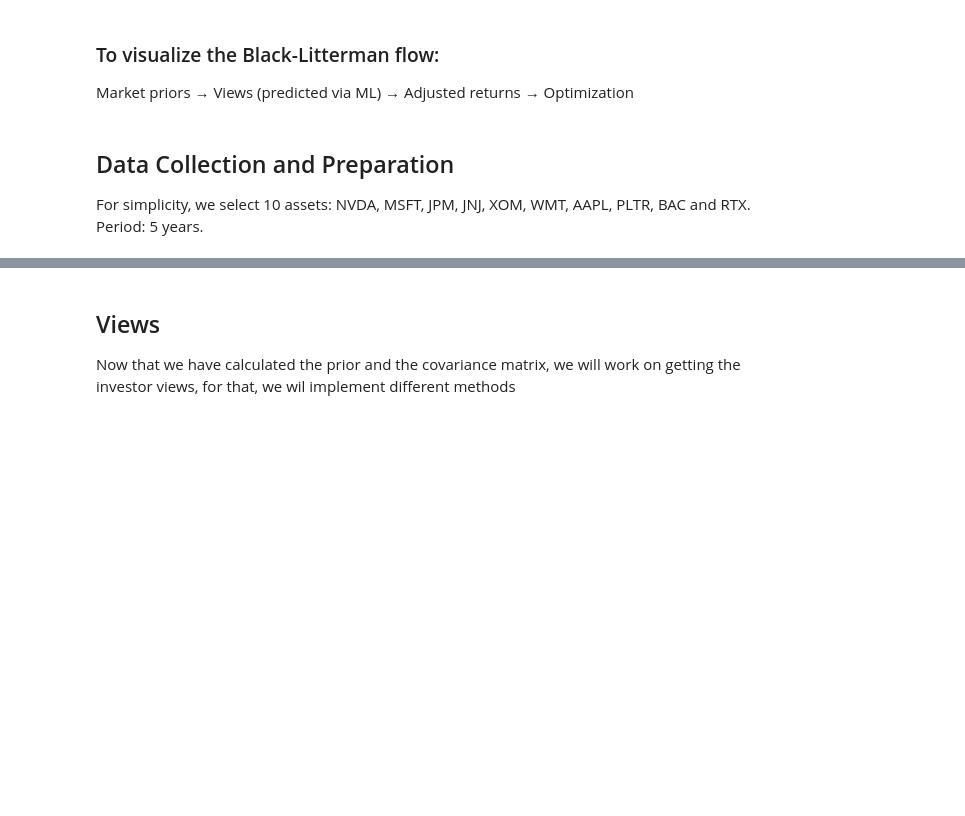
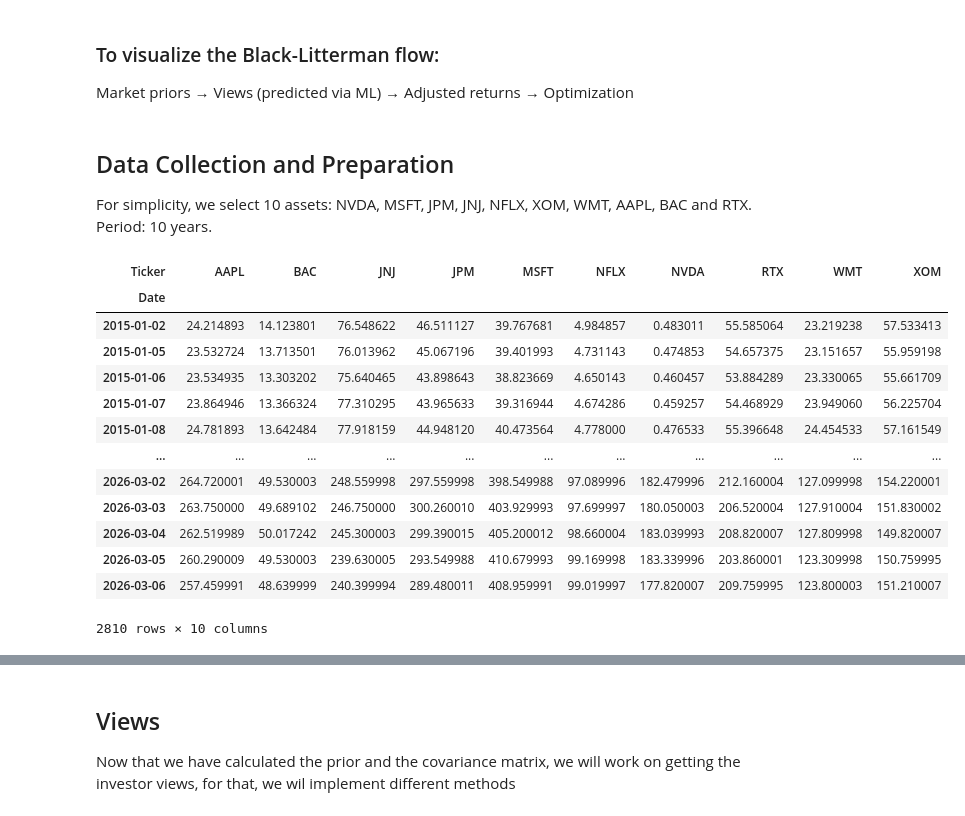
Before and after one commit to FlDx031/Portfolio-Optimization-with-Black-Litterman-Model, a Jupyter notebook: Main/QPM_BlackLitterman.ipynb, the cells around one changed output, grey strips where cells are left out. Saved outputs shown, nothing was run; the diff lists cells and outputs as text; code cells hidden in the pictures; blank space fills up the shorter version.

```diff
--- a/Main/QPM_BlackLitterman.ipynb
+++ b/Main/QPM_BlackLitterman.ipynb
@@ -129,9 +131,9 @@ Market priors → Views (predicted via ML) → Adjusted returns → Optimization
 # %% [markdown]
 ## Data Collection and Preparation
 
-For simplicity, we select 10 assets: NVDA, MSFT, JPM, JNJ, XOM, WMT, AAPL, PLTR, BAC and RTX. Period: 5 years.
+For simplicity, we select 10 assets: NVDA, MSFT, JPM, JNJ, NFLX, XOM, WMT, AAPL, BAC and RTX. Period: 10 years.
 # %%
-tickers = ["NVDA", "MSFT", "JPM", "JNJ", "XOM", "WMT", "AAPL", "PLTR", "BAC", "RTX"]
+tickers = ["NVDA", "MSFT", "JPM", "JNJ","NFLX","XOM", "WMT", "AAPL", "BAC", "RTX"]
 
 def DisplayFullName(tickers):
     tickerNames = {}
@@ -141,11 +143,28 @@ def DisplayFullName(tickers):
         tickerNames[stock] = stock.info.get("longName")
     return tickerNames
 # %%
-def getPrices(tickers,period="5y"):
-    ohlc = yf.download(tickers, period="5y")
+def getPrices(tickers,start_date="2015-01-01"):
+    end_date = datetime.today().strftime('%Y-%m-%d')
+    ohlc = yf.download(tickers, start=start_date, end=end_date, progress=False)
     prices = ohlc["Close"]
-    prices.tail(10)
-    return(prices)
+    return prices
+# %%
+getPrices(tickers)
+# %% [output]
+| Ticker | AAPL | BAC | JNJ | JPM | MSFT | NFLX | NVDA | RTX | WMT | XOM |
+| Date |  |  |  |  |  |  |  |  |  |  |
+| 2015-01-02 | 24.214893 | 14.123801 | 76.548622 | 46.511127 | 39.767681 | 4.984857 | 0.483011 | 55.585064 | 23.219238 | 57.533413 |
+| 2015-01-05 | 23.532724 | 13.713501 | 76.013962 | 45.067196 | 39.401993 | 4.731143 | 0.474853 | 54.657375 | 23.151657 | 55.959198 |
+| 2015-01-06 | 23.534935 | 13.303202 | 75.640465 | 43.898643 | 38.823669 | 4.650143 | 0.460457 | 53.884289 | 23.330065 | 55.661709 |
+| 2015-01-07 | 23.864946 | 13.366324 | 77.310295 | 43.965633 | 39.316944 | 4.674286 | 0.459257 | 54.468929 | 23.949060 | 56.225704 |
+| 2015-01-08 | 24.781893 | 13.642484 | 77.918159 | 44.948120 | 40.473564 | 4.778000 | 0.476533 | 55.396648 | 24.454533 | 57.161549 |
+| ... | ... | ... | ... | ... | ... | ... | ... | ... | ... | ... |
+| 2026-03-02 | 264.720001 | 49.530003 | 248.559998 | 297.559998 | 398.549988 | 97.089996 | 182.479996 | 212.160004 | 127.099998 | 154.220001 |
+| 2026-03-03 | 263.750000 | 49.689102 | 246.750000 | 300.260010 | 403.929993 | 97.699997 | 180.050003 | 206.520004 | 127.910004 | 151.830002 |
+| 2026-03-04 | 262.519989 | 50.017242 | 245.300003 | 299.390015 | 405.200012 | 98.660004 | 183.039993 | 208.820007 | 127.809998 | 149.820007 |
+| 2026-03-05 | 260.290009 | 49.530003 | 239.630005 | 293.549988 | 410.679993 | 99.169998 | 183.339996 | 203.860001 | 123.309998 | 150.759995 |
+| 2026-03-06 | 257.459991 | 48.639999 | 240.399994 | 289.480011 | 408.959991 | 99.019997 | 177.820007 | 209.759995 | 123.800003 | 151.210007 |
+2810 rows × 10 columns
 # %%
 def DisplayMarketCaps(tickers):
 
```
Also changed, not shown: parts of 5 cells of this notebook.
